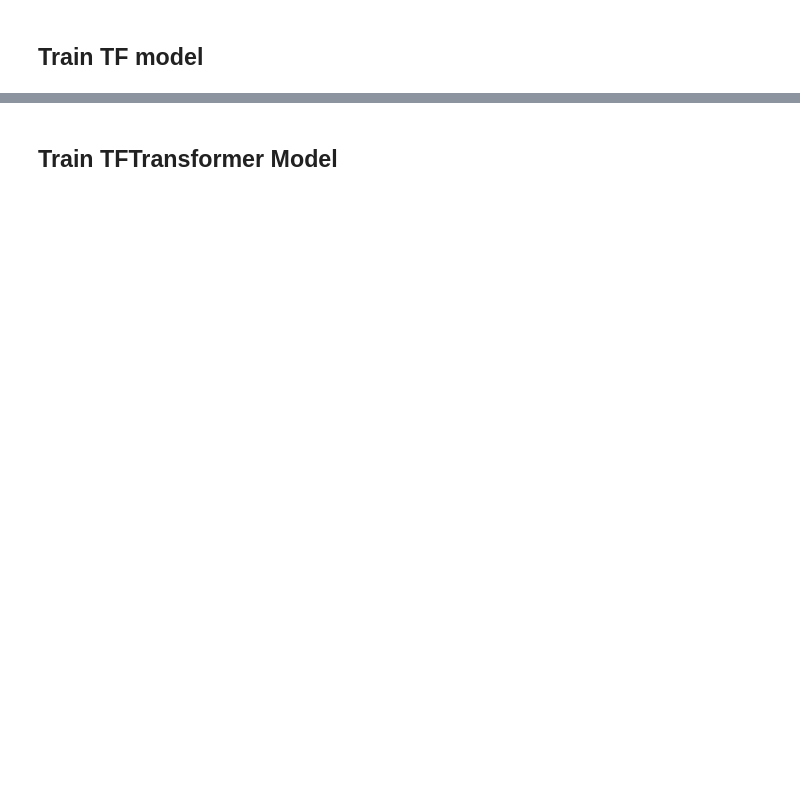
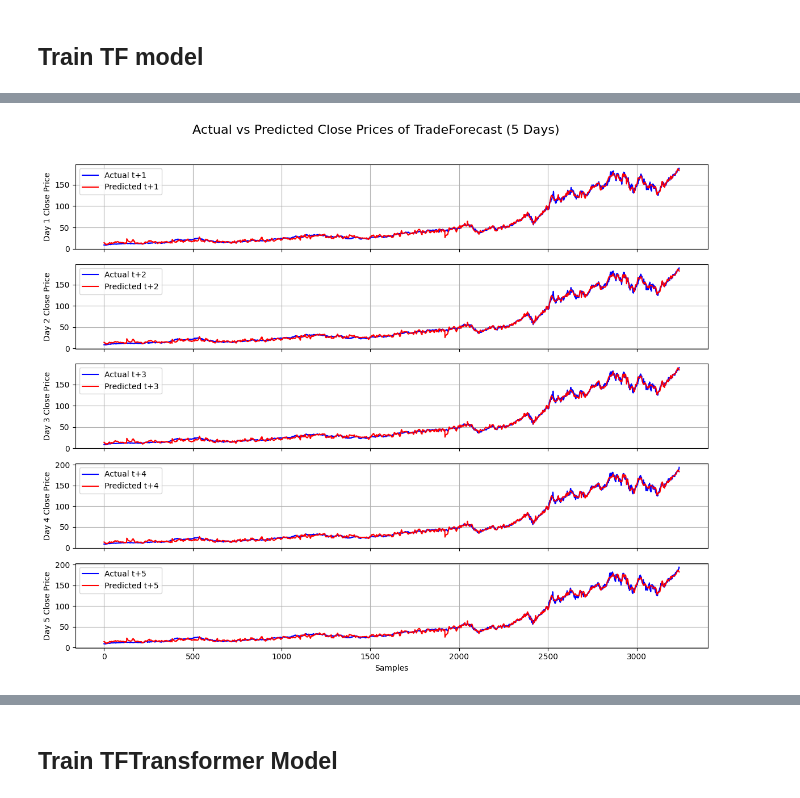
Before and after one commit to vinay-ram1999/TradeForecast, a Jupyter notebook: notebooks/training.ipynb, the cells around one changed output, grey strips where cells are left out. Drawn from its saved outputs; the diff is of its cells as text; code cells hidden in the pictures; blank space fills up the shorter version.

```diff
--- a/notebooks/training.ipynb
+++ b/notebooks/training.ipynb
@@ -185,3 +188,7 @@ predict(tf_model, test_loader, rnn_dataset)
+# %%
+predict(tf_model, train_loader, rnn_dataset)
+# %% [output]
+[figure, added]
 # %%
 model_fname = tf_model.save_model_state(ticker_interval='AAPL_1d')
 model_fname
```
Also changed, not shown: parts of 16 cells of this notebook, 9 other files.
